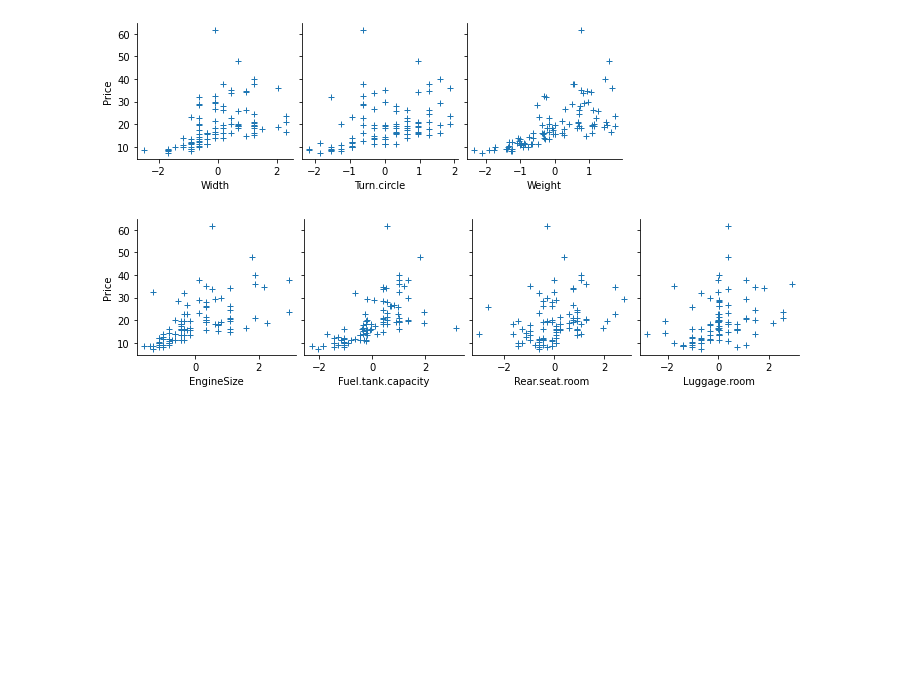
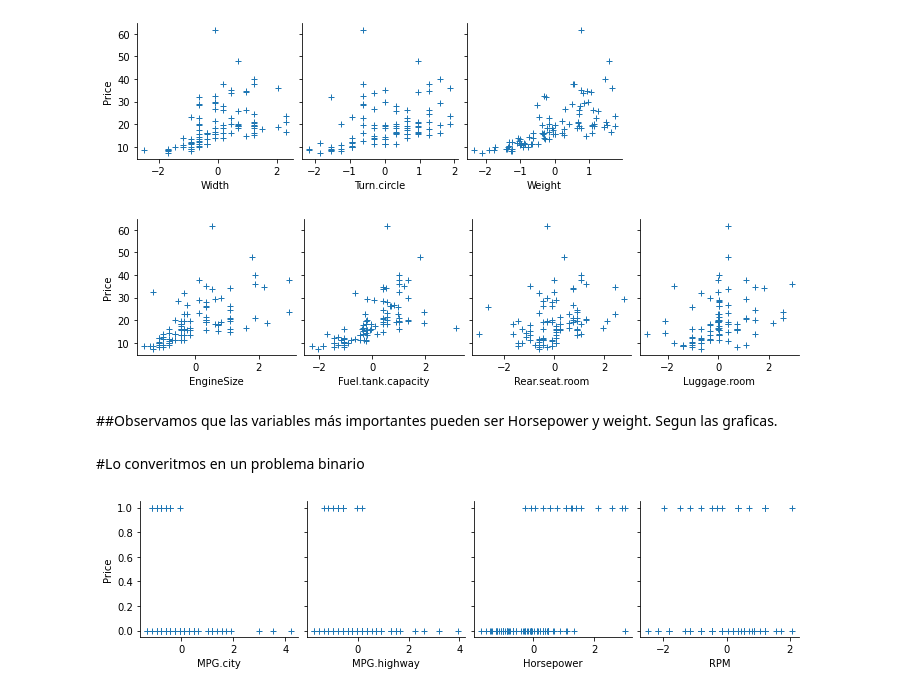
Before and after one commit to sj0delacruz/delaCruzSamir_RECV_Entrega2, a Jupyter notebook: delaCruzSamir_RECV_Entrega2 (1).ipynb, the cells around one changed output. Saved outputs shown, nothing was run; the diff lists cells and outputs as text; code cells hidden in the pictures; blank space fills up the shorter version.

```diff
--- a/delaCruzSamir_RECV_Entrega2 (1).ipynb
+++ b/delaCruzSamir_RECV_Entrega2 (1).ipynb
@@ -140,2 +125,12 @@ g = sns.pairplot(data, plot_kws=dict(marker="+", linewidth=1), y_vars='Price', x
 # %% [output]
 [figure]
+# %% [markdown]
+##Observamos que las variables más importantes pueden ser Horsepower y weight. Segun las graficas.
+# %% [markdown]
+#Lo converitmos en un problema binario
+# %%
+data['Price'] = 1*(data['Price']>( (data['Price'].max()- data['Price'].min())/2 ))
+# %%
+g = sns.pairplot(data, plot_kws=dict(marker="+", linewidth=1), y_vars='Price', x_vars=keys_discreet[:4])
+# %% [output]
+[figure, added]
```
Also changed, not shown: parts of 13 cells of this notebook.
